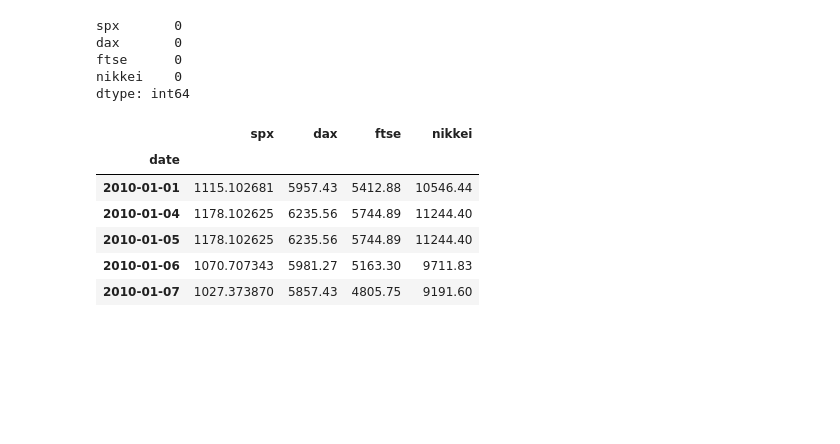
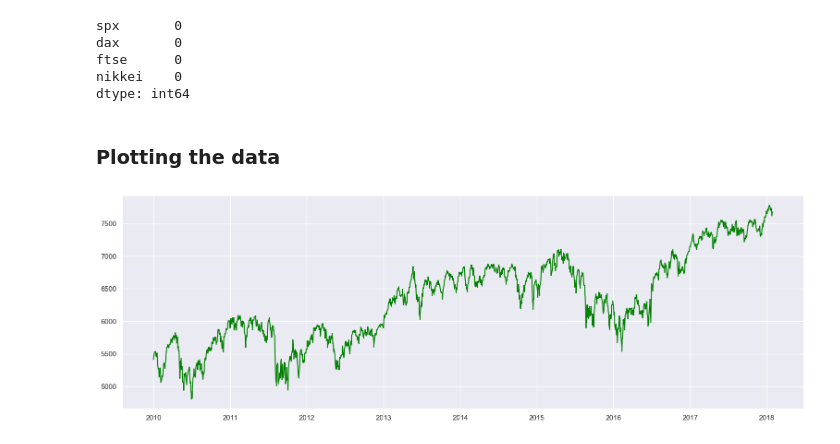
Before and after one commit to ethanhopkins101/Time_Series_Analysis, a Jupyter notebook: ar_model/ar_modell.ipynb, the cells around one changed output. Cells and saved outputs as stored; diff of their text form; code cells hidden in the pictures; blank space fills up the shorter version.

```diff
--- a/ar_model/ar_modell.ipynb
+++ b/ar_model/ar_modell.ipynb
@@ -82,20 +56,18 @@ dax       0
 ftse      0
 nikkei    0
 dtype: int64
-# %%
-data.head()
-# %% [output]
-|  | spx | dax | ftse | nikkei |
-| date |  |  |  |  |
-| 2010-01-01 | 1115.102681 | 5957.43 | 5412.88 | 10546.44 |
-| 2010-01-04 | 1178.102625 | 6235.56 | 5744.89 | 11244.40 |
-| 2010-01-05 | 1178.102625 | 6235.56 | 5744.89 | 11244.40 |
-| 2010-01-06 | 1070.707343 | 5981.27 | 5163.30 | 9711.83 |
-| 2010-01-07 | 1027.373870 | 5857.43 | 4805.75 | 9191.60 |
+# %% [markdown]
+### Plotting the data
 # %%
 from statsmodels.graphics.tsaplots import plot_acf,plot_pacf
 import matplotlib.pyplot as plt
 import seaborn as sns
 sns.set()
+# %%
+plt.figure(figsize=(19,6))
+plt.plot(data['ftse'],color='green')
+plt.show()
+# %% [output]
+[figure, added]
 # %%
 fig,ax=plt.subplots(1,2,figsize=(12,6))
```
Also changed, not shown: parts of 18 cells of this notebook.
